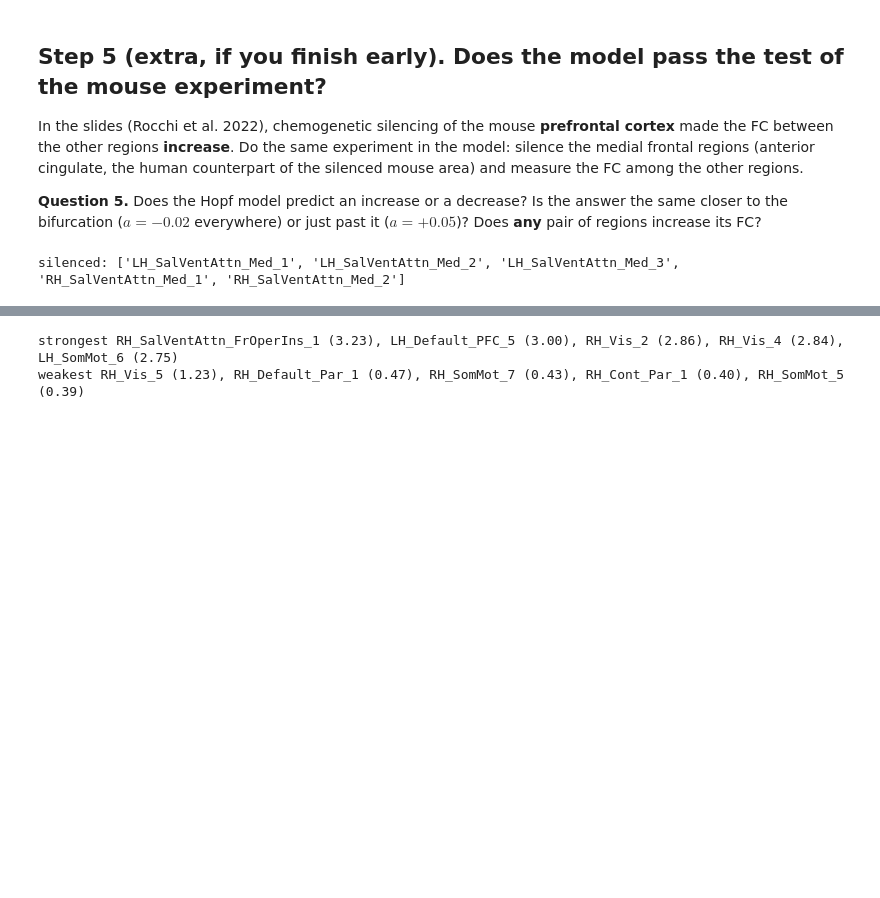
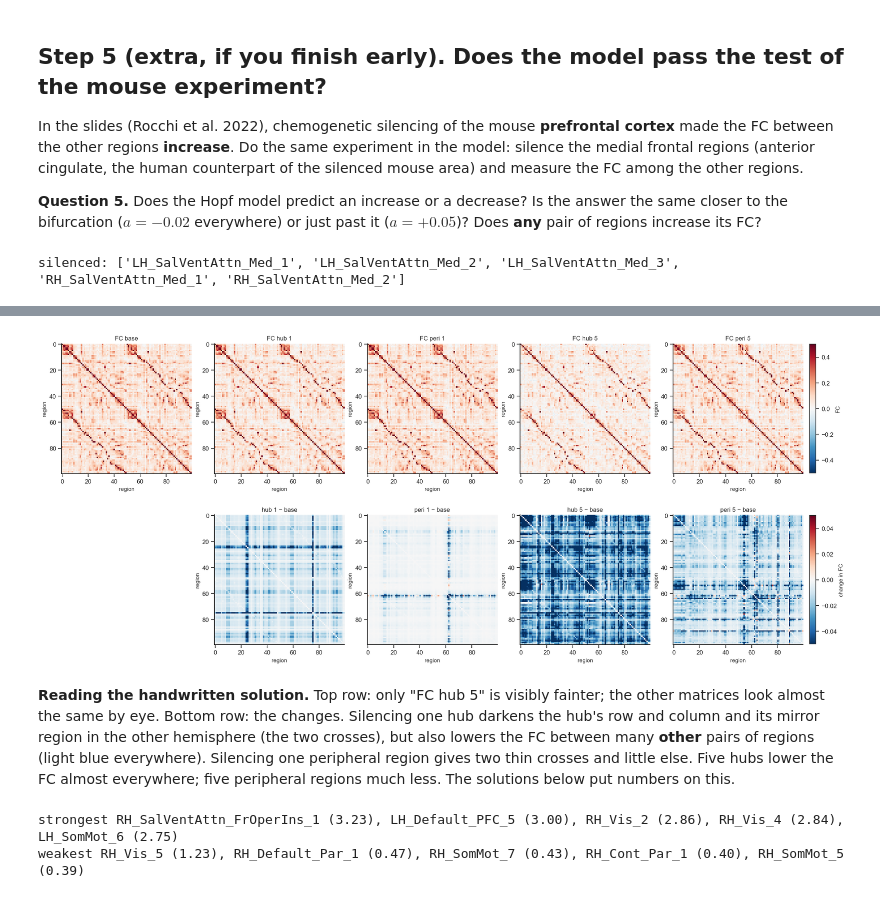
Before and after one commit to grabuffo/brain-modeling-course, a Jupyter notebook: notebooks/D2_C5_NB14a_silencing_a_hub.ipynb, the cells around one changed output, grey strips where cells are left out. Cells and saved outputs as stored; diff of their text form; code cells hidden in the pictures; blank space fills up the shorter version.

Commit message:
NB14a: add handwritten solution (base, hub 1, peri 1, hub 5, peri 5 FC and changes)

```diff
--- a/notebooks/D2_C5_NB14a_silencing_a_hub.ipynb
+++ b/notebooks/D2_C5_NB14a_silencing_a_hub.ipynb
@@ -177,3 +181,59 @@ silenced: ['LH_SalVentAttn_Med_1', 'LH_SalVentAttn_Med_2', 'LH_SalVentAttn_Med_3
+# %%
+# @title Handwritten solution
+strength = (sc + sc.T).sum(1)              # total weight of each region in the model
+rank = np.argsort(-strength)               # strongest first, weakest last
+
+# one list of a values per case: all regions at A0, silenced regions at -5
+a_base = np.full(100, A0)
+
+a_hub1 = np.full(100, A0)
+a_hub1[rank[0]] = -5                       # the strongest hub
+
+a_peri1 = np.full(100, A0)
+a_peri1[rank[-1]] = -5                     # the most weakly connected (peripheral) region
+
+a_hub5 = np.full(100, A0)
+a_hub5[rank[:5]] = -5                      # the five strongest hubs
+
+a_peri5 = np.full(100, A0)
+a_peri5[rank[-5:]] = -5                    # the five most peripheral regions
+
+# the model FC for each case (about 30 s in total)
+fc_base = model_fc(a_base)
+fc_hub1 = model_fc(a_hub1)
+fc_peri1 = model_fc(a_peri1)
+fc_hub5 = model_fc(a_hub5)
+fc_peri5 = model_fc(a_peri5)
+
+# first row: the FC matrices; second row: the change from the healthy FC
+fig, ax = plt.subplots(2, 5, figsize=(20, 8.5), layout="constrained")
+
+ax[0, 0].imshow(fc_base, cmap="RdBu_r", vmin=-0.5, vmax=0.5); ax[0, 0].set_title("FC base")
+ax[0, 1].imshow(fc_hub1, cmap="RdBu_r", vmin=-0.5, vmax=0.5); ax[0, 1].set_title("FC hub 1")
+ax[0, 2].imshow(fc_peri1, cmap="RdBu_r", vmin=-0.5, vmax=0.5); ax[0, 2].set_title("FC peri 1")
+ax[0, 3].imshow(fc_hub5, cmap="RdBu_r", vmin=-0.5, vmax=0.5); ax[0, 3].set_title("FC hub 5")
+im1 = ax[0, 4].imshow(fc_peri5, cmap="RdBu_r", vmin=-0.5, vmax=0.5); ax[0, 4].set_title("FC peri 5")
+plt.colorbar(im1, ax=ax[0, 4], shrink=0.8, label="FC")
+
+ax[1, 0].axis("off")                       # nothing to subtract from the base itself
+ax[1, 1].imshow(fc_hub1 - fc_base, cmap="RdBu_r", vmin=-0.05, vmax=0.05); ax[1, 1].set_title("hub 1 − base")
+ax[1, 2].imshow(fc_peri1 - fc_base, cmap="RdBu_r", vmin=-0.05, vmax=0.05); ax[1, 2].set_title("peri 1 − base")
+ax[1, 3].imshow(fc_hub5 - fc_base, cmap="RdBu_r", vmin=-0.05, vmax=0.05); ax[1, 3].set_title("hub 5 − base")
+im2 = ax[1, 4].imshow(fc_peri5 - fc_base, cmap="RdBu_r", vmin=-0.05, vmax=0.05); ax[1, 4].set_title("peri 5 − base")
+plt.colorbar(im2, ax=ax[1, 4], shrink=0.8, label="change in FC")
+
+for axis in ax.flat:
+    axis.set_xlabel("region"); axis.set_ylabel("region")
+ax[1, 0].set_xlabel(""); ax[1, 0].set_ylabel("")
+plt.show()
+# %% [output]
+[figure, added]
+# %% [markdown]
+**Reading the handwritten solution.** Top row: only "FC hub 5" is visibly fainter; the other matrices look almost the
+same by eye. Bottom row: the changes. Silencing one hub darkens the hub's row and column and its mirror region in the
+other hemisphere (the two crosses), but also lowers the FC between many **other** pairs of regions (light blue
+everywhere). Silencing one peripheral region gives two thin crosses and little else. Five hubs lower the FC almost
+everywhere; five peripheral regions much less. The solutions below put numbers on this.
 # %%
 # @title Solution, step 1: hubs
 for name, idx in [("strongest", rank[:5]), ("weakest", rank[-5:])]:
```
Also changed, not shown: parts of 2 cells of this notebook, 3 other files.
